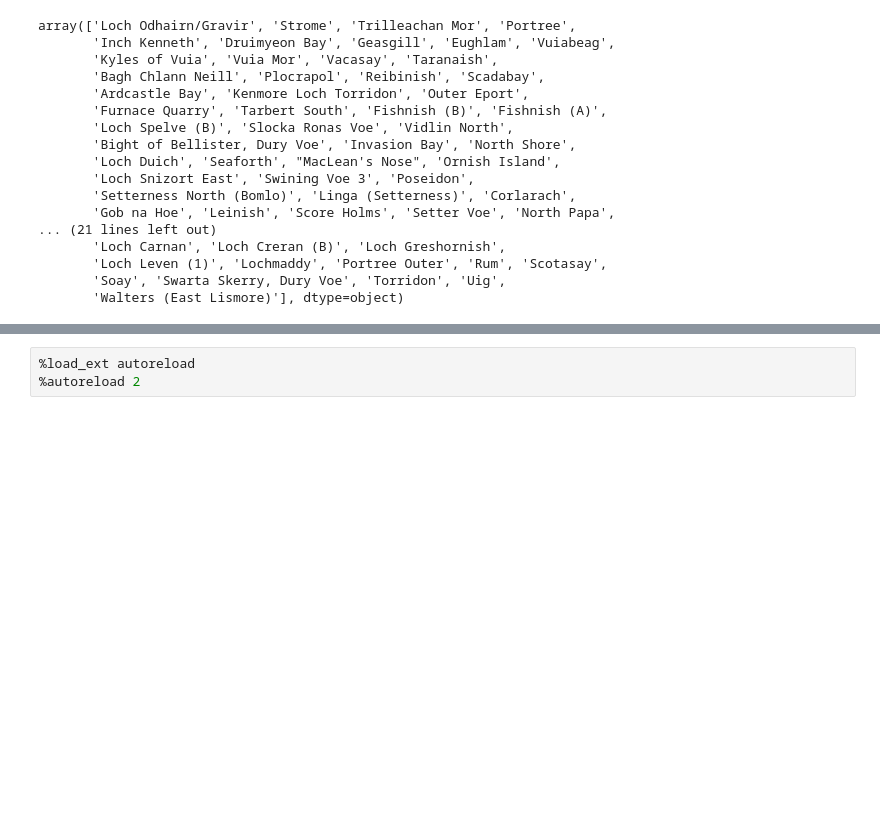
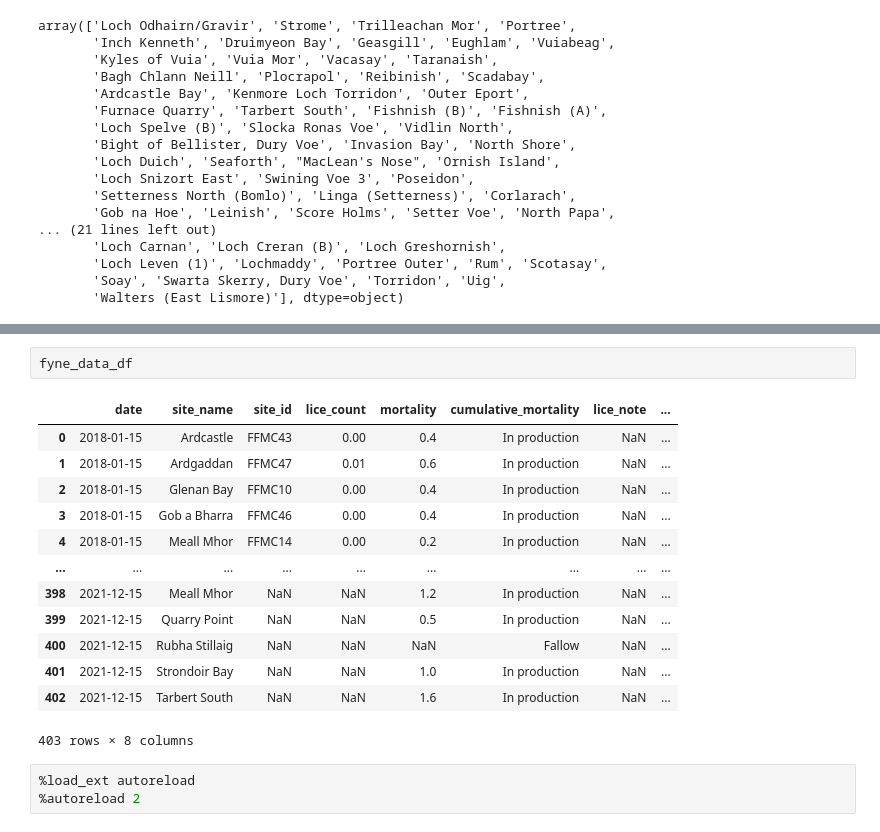
Before and after one commit to resistance-modelling/slim, a Jupyter notebook: slim/surveys/scraper.ipynb, the cells around one changed output, grey strips where cells are left out. Saved outputs shown, nothing was run; the diff lists cells and outputs as text; blank space fills up the shorter version.

```diff
--- a/slim/surveys/scraper.ipynb
+++ b/slim/surveys/scraper.ipynb
@@ -528,3 +509,19 @@ array(['Loch Odhairn/Gravir', 'Strome', 'Trilleachan Mor', 'Portree',
+# %%
+fyne_data_df
+# %% [output]
+|  | date | site_name | site_id | lice_count | mortality | cumulative_mortality | lice_note | ... |
+| 0 | 2018-01-15 | Ardcastle | FFMC43 | 0.00 | 0.4 | In production | NaN | ... |
+| 1 | 2018-01-15 | Ardgaddan | FFMC47 | 0.01 | 0.6 | In production | NaN | ... |
+| 2 | 2018-01-15 | Glenan Bay | FFMC10 | 0.00 | 0.4 | In production | NaN | ... |
+| 3 | 2018-01-15 | Gob a Bharra | FFMC46 | 0.00 | 0.4 | In production | NaN | ... |
+| 4 | 2018-01-15 | Meall Mhor | FFMC14 | 0.00 | 0.2 | In production | NaN | ... |
+| ... | ... | ... | ... | ... | ... | ... | ... | ... |
+| 398 | 2021-12-15 | Meall Mhor | NaN | NaN | 1.2 | In production | NaN | ... |
+| 399 | 2021-12-15 | Quarry Point | NaN | NaN | 0.5 | In production | NaN | ... |
+| 400 | 2021-12-15 | Rubha Stillaig | NaN | NaN | NaN | Fallow | NaN | ... |
+| 401 | 2021-12-15 | Strondoir Bay | NaN | NaN | 1.0 | In production | NaN | ... |
+| 402 | 2021-12-15 | Tarbert South | NaN | NaN | 1.6 | In production | NaN | ... |
+403 rows × 8 columns
 # %%
 %load_ext autoreload
 %autoreload 2
```
Also changed, not shown: parts of 17 cells of this notebook, 7 other files.
